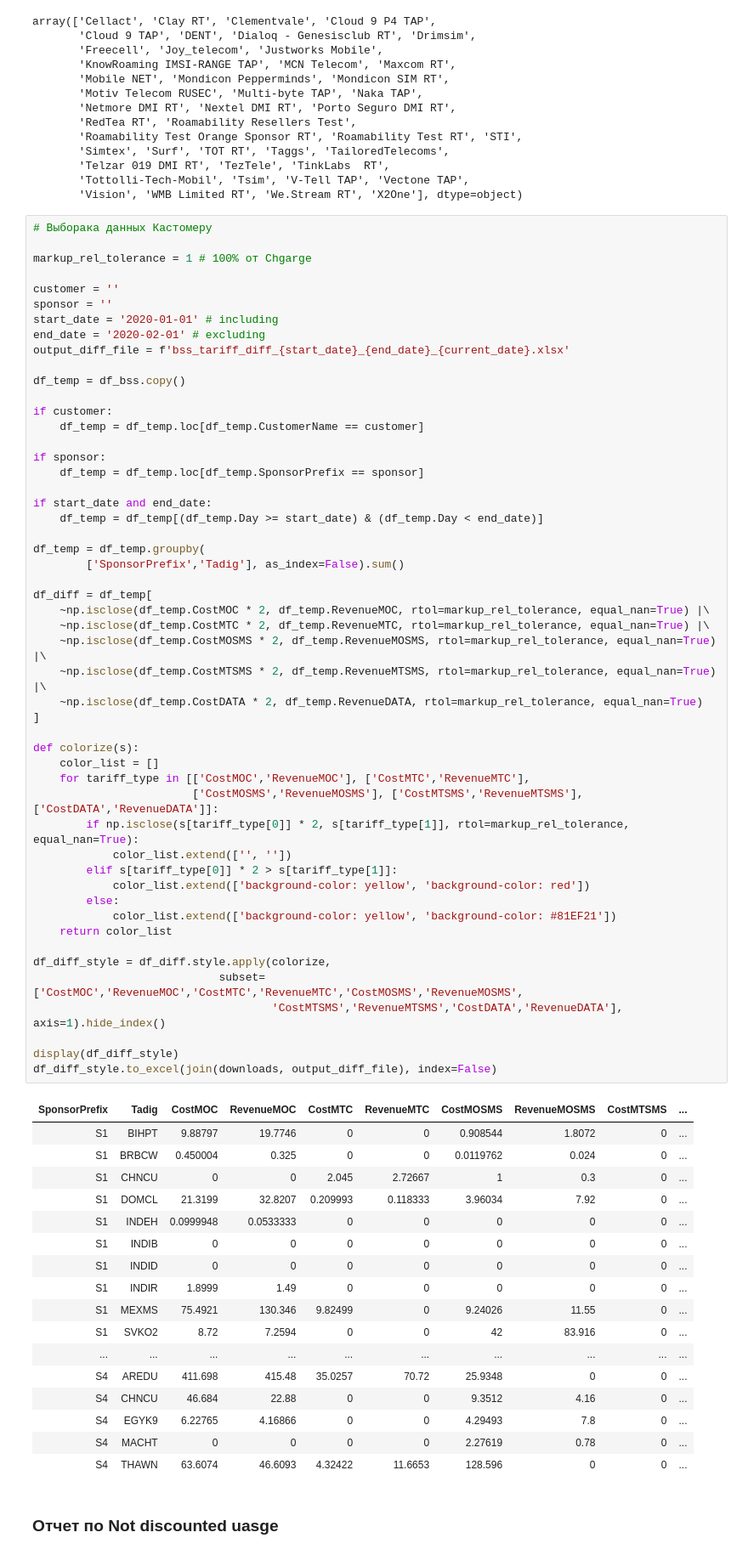
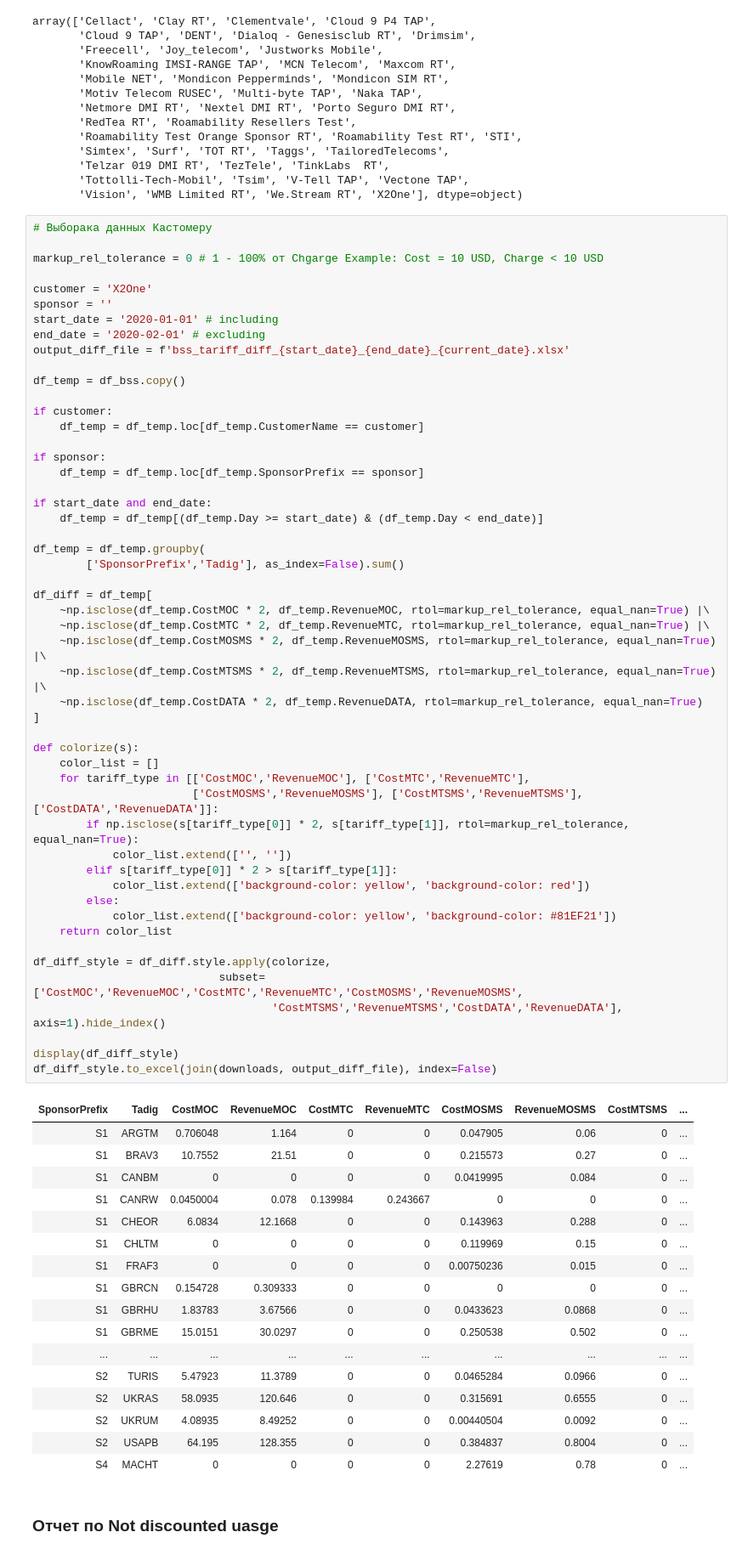
Before and after one commit to balobinp/RB_BD, a Jupyter notebook: RB_PROFIT_REPORT_VER07.ipynb, the cells around one changed output. Shown at 85% size. Drawn from its saved outputs; the diff is of its cells as text.

```diff
--- a/RB_PROFIT_REPORT_VER07.ipynb
+++ b/RB_PROFIT_REPORT_VER07.ipynb
@@ -280,9 +287,9 @@ array(['Cellact', 'Clay RT', 'Clementvale', 'Cloud 9 P4 TAP',
 # %%
 # Выборака данных Кастомеру
 
-markup_rel_tolerance = 1 # 100% от Chgarge
+markup_rel_tolerance = 0 # 1 - 100% от Chgarge Example: Cost = 10 USD, Charge < 10 USD
 
-customer = ''
+customer = 'X2One'
 sponsor = ''
 start_date = '2020-01-01' # including
 end_date = '2020-02-01' # excluding
@@ -303,49 +310,49 @@ df_temp = df_temp.groupby(
         ['SponsorPrefix','Tadig'], as_index=False).sum()
 
 df_diff = df_temp[
     ~np.isclose(df_temp.CostMOC * 2, df_temp.RevenueMOC, rtol=markup_rel_tolerance, equal_nan=True) |\
     ~np.isclose(df_temp.CostMTC * 2, df_temp.RevenueMTC, rtol=markup_rel_tolerance, equal_nan=True) |\
     ~np.isclose(df_temp.CostMOSMS * 2, df_temp.RevenueMOSMS, rtol=markup_rel_tolerance, equal_nan=True) |\
     ~np.isclose(df_temp.CostMTSMS * 2, df_temp.RevenueMTSMS, rtol=markup_rel_tolerance, equal_nan=True) |\
     ~np.isclose(df_temp.CostDATA * 2, df_temp.RevenueDATA, rtol=markup_rel_tolerance, equal_nan=True)
 ]
 
 def colorize(s):
     color_list = []
     for tariff_type in [['CostMOC','RevenueMOC'], ['CostMTC','RevenueMTC'],
                         ['CostMOSMS','RevenueMOSMS'], ['CostMTSMS','RevenueMTSMS'], ['CostDATA','RevenueDATA']]:
         if np.isclose(s[tariff_type[0]] * 2, s[tariff_type[1]], rtol=markup_rel_tolerance, equal_nan=True):
             color_list.extend(['', ''])
         elif s[tariff_type[0]] * 2 > s[tariff_type[1]]:
             color_list.extend(['background-color: yellow', 'background-color: red'])
         else:
             color_list.extend(['background-color: yellow', 'background-color: #81EF21'])
     return color_list
 
 df_diff_style = df_diff.style.apply(colorize,
                             subset=['CostMOC','RevenueMOC','CostMTC','RevenueMTC','CostMOSMS','RevenueMOSMS',
                                     'CostMTSMS','RevenueMTSMS','CostDATA','RevenueDATA'], axis=1).hide_index()
 
 display(df_diff_style)
 df_diff_style.to_excel(join(downloads, output_diff_file), index=False)
 # %% [output]
 | SponsorPrefix | Tadig | CostMOC | RevenueMOC | CostMTC | RevenueMTC | CostMOSMS | RevenueMOSMS | CostMTSMS | ... |
-| S1 | BIHPT | 9.88797 | 19.7746 | 0 | 0 | 0.908544 | 1.8072 | 0 | ... |
-| S1 | BRBCW | 0.450004 | 0.325 | 0 | 0 | 0.0119762 | 0.024 | 0 | ... |
-| S1 | CHNCU | 0 | 0 | 2.045 | 2.72667 | 1 | 0.3 | 0 | ... |
-| S1 | DOMCL | 21.3199 | 32.8207 | 0.209993 | 0.118333 | 3.96034 | 7.92 | 0 | ... |
-| S1 | INDEH | 0.0999948 | 0.0533333 | 0 | 0 | 0 | 0 | 0 | ... |
-| S1 | INDIB | 0 | 0 | 0 | 0 | 0 | 0 | 0 | ... |
-| S1 | INDID | 0 | 0 | 0 | 0 | 0 | 0 | 0 | ... |
-| S1 | INDIR | 1.8999 | 1.49 | 0 | 0 | 0 | 0 | 0 | ... |
-| S1 | MEXMS | 75.4921 | 130.346 | 9.82499 | 0 | 9.24026 | 11.55 | 0 | ... |
-| S1 | SVKO2 | 8.72 | 7.2594 | 0 | 0 | 42 | 83.916 | 0 | ... |
+| S1 | ARGTM | 0.706048 | 1.164 | 0 | 0 | 0.047905 | 0.06 | 0 | ... |
+| S1 | BRAV3 | 10.7552 | 21.51 | 0 | 0 | 0.215573 | 0.27 | 0 | ... |
+| S1 | CANBM | 0 | 0 | 0 | 0 | 0.0419995 | 0.084 | 0 | ... |
+| S1 | CANRW | 0.0450004 | 0.078 | 0.139984 | 0.243667 | 0 | 0 | 0 | ... |
+| S1 | CHEOR | 6.0834 | 12.1668 | 0 | 0 | 0.143963 | 0.288 | 0 | ... |
+| S1 | CHLTM | 0 | 0 | 0 | 0 | 0.119969 | 0.15 | 0 | ... |
+| S1 | FRAF3 | 0 | 0 | 0 | 0 | 0.00750236 | 0.015 | 0 | ... |
+| S1 | GBRCN | 0.154728 | 0.309333 | 0 | 0 | 0 | 0 | 0 | ... |
+| S1 | GBRHU | 1.83783 | 3.67566 | 0 | 0 | 0.0433623 | 0.0868 | 0 | ... |
+| S1 | GBRME | 15.0151 | 30.0297 | 0 | 0 | 0.250538 | 0.502 | 0 | ... |
 | ... | ... | ... | ... | ... | ... | ... | ... | ... | ... |
-| S4 | AREDU | 411.698 | 415.48 | 35.0257 | 70.72 | 25.9348 | 0 | 0 | ... |
-| S4 | CHNCU | 46.684 | 22.88 | 0 | 0 | 9.3512 | 4.16 | 0 | ... |
-| S4 | EGYK9 | 6.22765 | 4.16866 | 0 | 0 | 4.29493 | 7.8 | 0 | ... |
+| S2 | TURIS | 5.47923 | 11.3789 | 0 | 0 | 0.0465284 | 0.0966 | 0 | ... |
+| S2 | UKRAS | 58.0935 | 120.646 | 0 | 0 | 0.315691 | 0.6555 | 0 | ... |
+| S2 | UKRUM | 4.08935 | 8.49252 | 0 | 0 | 0.00440504 | 0.0092 | 0 | ... |
+| S2 | USAPB | 64.195 | 128.355 | 0 | 0 | 0.384837 | 0.8004 | 0 | ... |
 | S4 | MACHT | 0 | 0 | 0 | 0 | 2.27619 | 0.78 | 0 | ... |
-| S4 | THAWN | 63.6074 | 46.6093 | 4.32422 | 11.6653 | 128.596 | 0 | 0 | ... |
 # %% [markdown]
 ### Отчет по Not discounted uasge
 # %%
```
Also changed, not shown: parts of 12 cells of this notebook, 11 other files.
